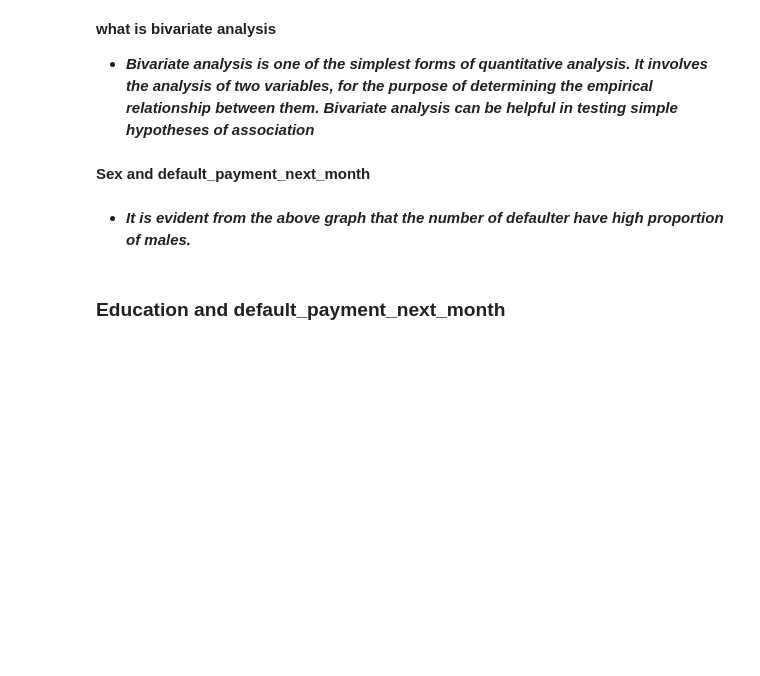
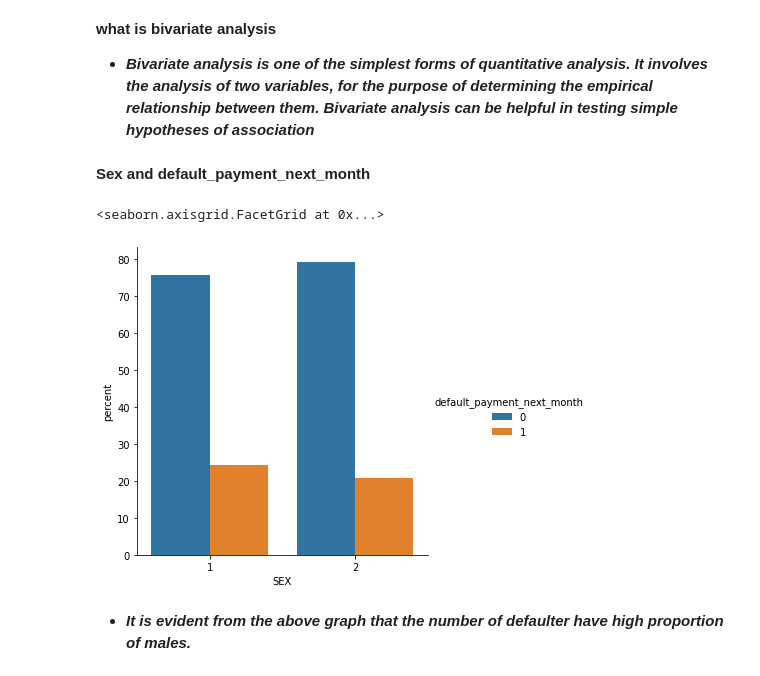
Before and after one commit to sushant8525/credit-card-default-prediction, a Jupyter notebook: Credit Card Default Prediction - Capstone Project.ipynb, the cells around one changed output. Drawn from its saved outputs; the diff is of its cells as text; code cells hidden in the pictures; blank space fills up the shorter version.

```diff
--- a/Credit Card Default Prediction - Capstone Project.ipynb
+++ b/Credit Card Default Prediction - Capstone Project.ipynb
@@ -678,15 +701,16 @@ credit_df.shape
 # %%
 #plotting the cat plot to vizualize the data distribution related to the default_payment_next_month
 x,y = 'SEX', 'default_payment_next_month'
 
-(credit_df
+(df
 .groupby(x)[y]
 .value_counts(normalize=True)
 .mul(100)
 .rename('percent')
 .reset_index()
 .pipe((sns.catplot,'data'), x=x,y='percent',hue=y,kind='bar'))
+# %% [output]
+<seaborn.axisgrid.FacetGrid at 0x...>
+[figure, added]
 # %% [markdown]
 * ***It is evident from the above graph that the number of defaulter have high proportion of males.***
-# %% [markdown]
-### **Education and default_payment_next_month**
```
Also changed, not shown: parts of 7 cells of this notebook.
